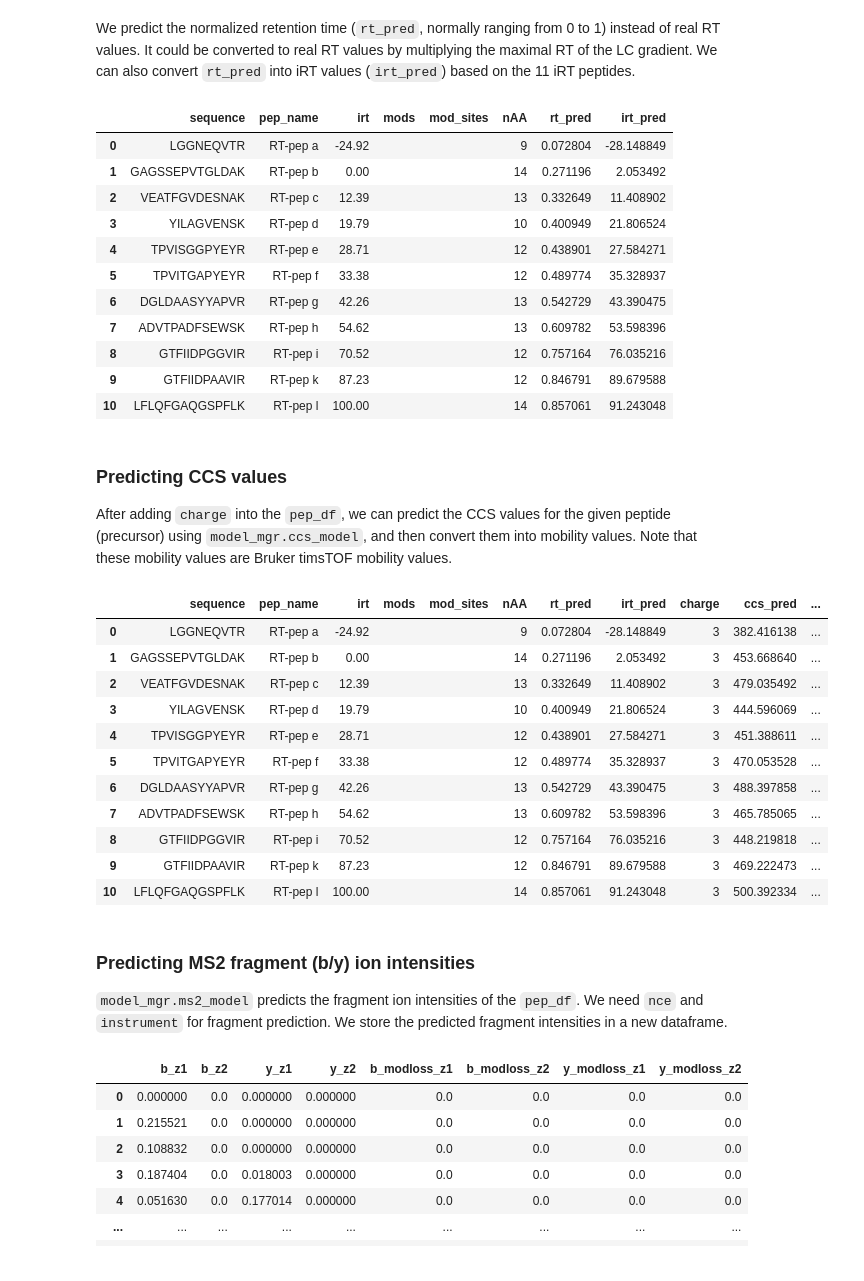
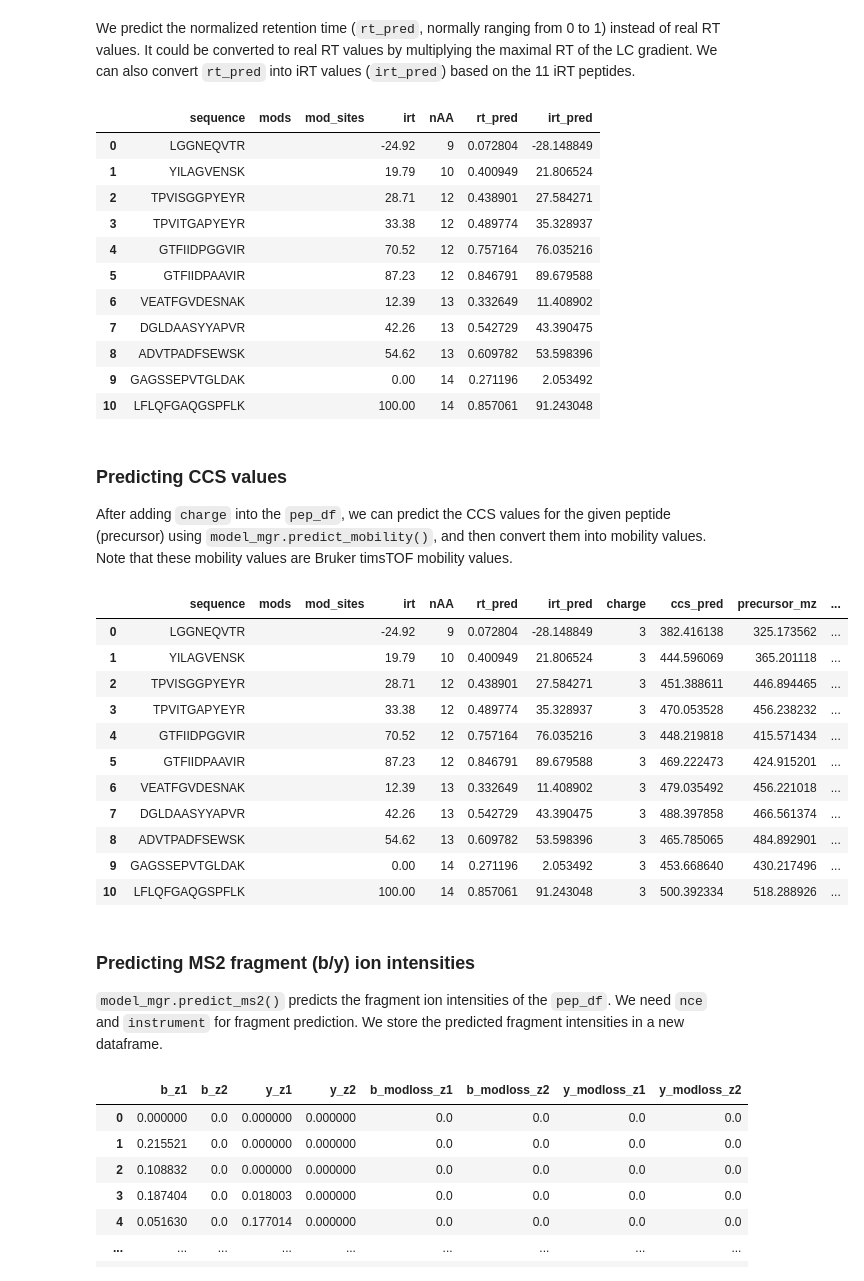
Before and after one commit to MannLabs/alphapeptdeep, a Jupyter notebook: nbs/tutorial.ipynb, the cells around one changed output. Cells and saved outputs as stored; diff of their text form; code cells hidden in the pictures.

```diff
--- a/nbs/turorial.ipynb
+++ b/nbs/tutorial.ipynb
@@ -16,7 +16,7 @@ model_mgr.load_installed_models()
 We use the iRT peptides as the testing peptides
 # %%
 from alphadeep.model.rt import irt_pep
-pep_df = irt_pep.copy()
+pep_df = irt_pep[['sequence','mods','mod_sites','irt']].copy()
 # %% [markdown]
 First, we test the RT prediction model (`model_mgr.rt_model`)
 # %%
@@ -41,44 +41,43 @@ We predict the normalized retention time (`rt_pred`, normally ranging from 0 to
 model_mgr.rt_model.rt_to_irt_pred(pep_df)
 pep_df
 # %% [output]
-|  | sequence | pep_name | irt | mods | mod_sites | nAA | rt_pred | irt_pred |
-| 0 | LGGNEQVTR | RT-pep a | -24.92 |  |  | 9 | 0.072804 | -28.148849 |
-| 1 | GAGSSEPVTGLDAK | RT-pep b | 0.00 |  |  | 14 | 0.271196 | 2.053492 |
-| 2 | VEATFGVDESNAK | RT-pep c | 12.39 |  |  | 13 | 0.332649 | 11.408902 |
-| 3 | YILAGVENSK | RT-pep d | 19.79 |  |  | 10 | 0.400949 | 21.806524 |
-| 4 | TPVISGGPYEYR | RT-pep e | 28.71 |  |  | 12 | 0.438901 | 27.584271 |
-| 5 | TPVITGAPYEYR | RT-pep f | 33.38 |  |  | 12 | 0.489774 | 35.328937 |
-| 6 | DGLDAASYYAPVR | RT-pep g | 42.26 |  |  | 13 | 0.542729 | 43.390475 |
-| 7 | ADVTPADFSEWSK | RT-pep h | 54.62 |  |  | 13 | 0.609782 | 53.598396 |
-| 8 | GTFIIDPGGVIR | RT-pep i | 70.52 |  |  | 12 | 0.757164 | 76.035216 |
-| 9 | GTFIIDPAAVIR | RT-pep k | 87.23 |  |  | 12 | 0.846791 | 89.679588 |
-| 10 | LFLQFGAQGSPFLK | RT-pep l | 100.00 |  |  | 14 | 0.857061 | 91.243048 |
+|  | sequence | mods | mod_sites | irt | nAA | rt_pred | irt_pred |
+| 0 | LGGNEQVTR |  |  | -24.92 | 9 | 0.072804 | -28.148849 |
+| 1 | YILAGVENSK |  |  | 19.79 | 10 | 0.400949 | 21.806524 |
+| 2 | TPVISGGPYEYR |  |  | 28.71 | 12 | 0.438901 | 27.584271 |
+| 3 | TPVITGAPYEYR |  |  | 33.38 | 12 | 0.489774 | 35.328937 |
+| 4 | GTFIIDPGGVIR |  |  | 70.52 | 12 | 0.757164 | 76.035216 |
+| 5 | GTFIIDPAAVIR |  |  | 87.23 | 12 | 0.846791 | 89.679588 |
+| 6 | VEATFGVDESNAK |  |  | 12.39 | 13 | 0.332649 | 11.408902 |
+| 7 | DGLDAASYYAPVR |  |  | 42.26 | 13 | 0.542729 | 43.390475 |
+| 8 | ADVTPADFSEWSK |  |  | 54.62 | 13 | 0.609782 | 53.598396 |
+| 9 | GAGSSEPVTGLDAK |  |  | 0.00 | 14 | 0.271196 | 2.053492 |
+| 10 | LFLQFGAQGSPFLK |  |  | 100.00 | 14 | 0.857061 | 91.243048 |
 # %% [markdown]
 ### Predicting CCS values
 
-After adding `charge` into the `pep_df`, we can predict the CCS values for the given peptide (precursor) using `model_mgr.ccs_model`, and then convert them into mobility values. Note that these mobility values are Bruker timsTOF mobility values.
+After adding `charge` into the `pep_df`, we can predict the CCS values for the given peptide (precursor) using `model_mgr.predict_mobility()`, and then convert them into mobility values. Note that these mobility values are Bruker timsTOF mobility values.
 # %%
 pep_df['charge'] = 3
-model_mgr.ccs_model.predict(pep_df)
-model_mgr.ccs_model.ccs_to_mobility_pred(pep_df)
+model_mgr.predict_mobility(pep_df)
 pep_df
 # %% [output]
-|  | sequence | pep_name | irt | mods | mod_sites | nAA | rt_pred | irt_pred | charge | ccs_pred | ... |
-| 0 | LGGNEQVTR | RT-pep a | -24.92 |  |  | 9 | 0.072804 | -28.148849 | 3 | 382.416138 | ... |
-| 1 | GAGSSEPVTGLDAK | RT-pep b | 0.00 |  |  | 14 | 0.271196 | 2.053492 | 3 | 453.668640 | ... |
-| 2 | VEATFGVDESNAK | RT-pep c | 12.39 |  |  | 13 | 0.332649 | 11.408902 | 3 | 479.035492 | ... |
-| 3 | YILAGVENSK | RT-pep d | 19.79 |  |  | 10 | 0.400949 | 21.806524 | 3 | 444.596069 | ... |
-| 4 | TPVISGGPYEYR | RT-pep e | 28.71 |  |  | 12 | 0.438901 | 27.584271 | 3 | 451.388611 | ... |
-| 5 | TPVITGAPYEYR | RT-pep f | 33.38 |  |  | 12 | 0.489774 | 35.328937 | 3 | 470.053528 | ... |
-| 6 | DGLDAASYYAPVR | RT-pep g | 42.26 |  |  | 13 | 0.542729 | 43.390475 | 3 | 488.397858 | ... |
-| 7 | ADVTPADFSEWSK | RT-pep h | 54.62 |  |  | 13 | 0.609782 | 53.598396 | 3 | 465.785065 | ... |
-| 8 | GTFIIDPGGVIR | RT-pep i | 70.52 |  |  | 12 | 0.757164 | 76.035216 | 3 | 448.219818 | ... |
-| 9 | GTFIIDPAAVIR | RT-pep k | 87.23 |  |  | 12 | 0.846791 | 89.679588 | 3 | 469.222473 | ... |
-| 10 | LFLQFGAQGSPFLK | RT-pep l | 100.00 |  |  | 14 | 0.857061 | 91.243048 | 3 | 500.392334 | ... |
+|  | sequence | mods | mod_sites | irt | nAA | rt_pred | irt_pred | charge | ccs_pred | precursor_mz | ... |
+| 0 | LGGNEQVTR |  |  | -24.92 | 9 | 0.072804 | -28.148849 | 3 | 382.416138 | 325.173562 | ... |
+| 1 | YILAGVENSK |  |  | 19.79 | 10 | 0.400949 | 21.806524 | 3 | 444.596069 | 365.201118 | ... |
+| 2 | TPVISGGPYEYR |  |  | 28.71 | 12 | 0.438901 | 27.584271 | 3 | 451.388611 | 446.894465 | ... |
+| 3 | TPVITGAPYEYR |  |  | 33.38 | 12 | 0.489774 | 35.328937 | 3 | 470.053528 | 456.238232 | ... |
+| 4 | GTFIIDPGGVIR |  |  | 70.52 | 12 | 0.757164 | 76.035216 | 3 | 448.219818 | 415.571434 | ... |
+| 5 | GTFIIDPAAVIR |  |  | 87.23 | 12 | 0.846791 | 89.679588 | 3 | 469.222473 | 424.915201 | ... |
+| 6 | VEATFGVDESNAK |  |  | 12.39 | 13 | 0.332649 | 11.408902 | 3 | 479.035492 | 456.221018 | ... |
+| 7 | DGLDAASYYAPVR |  |  | 42.26 | 13 | 0.542729 | 43.390475 | 3 | 488.397858 | 466.561374 | ... |
+| 8 | ADVTPADFSEWSK |  |  | 54.62 | 13 | 0.609782 | 53.598396 | 3 | 465.785065 | 484.892901 | ... |
+| 9 | GAGSSEPVTGLDAK |  |  | 0.00 | 14 | 0.271196 | 2.053492 | 3 | 453.668640 | 430.217496 | ... |
+| 10 | LFLQFGAQGSPFLK |  |  | 100.00 | 14 | 0.857061 | 91.243048 | 3 | 500.392334 | 518.288926 | ... |
 # %% [markdown]
 ### Predicting MS2 fragment (b/y) ion intensities
 
-`model_mgr.ms2_model` predicts the fragment ion intensities of the `pep_df`. We need `nce` and `instrument` for fragment prediction. We store the predicted fragment intensities in a new dataframe.
+`model_mgr.predict_ms2()` predicts the fragment ion intensities of the `pep_df`. We need `nce` and `instrument` for fragment prediction. We store the predicted fragment intensities in a new dataframe.
 # %%
 pep_df['nce'] = 0.3
 pep_df['instrument'] = 'Lumos'
```
Also changed, not shown: parts of 7 cells of this notebook, 2 other files.
